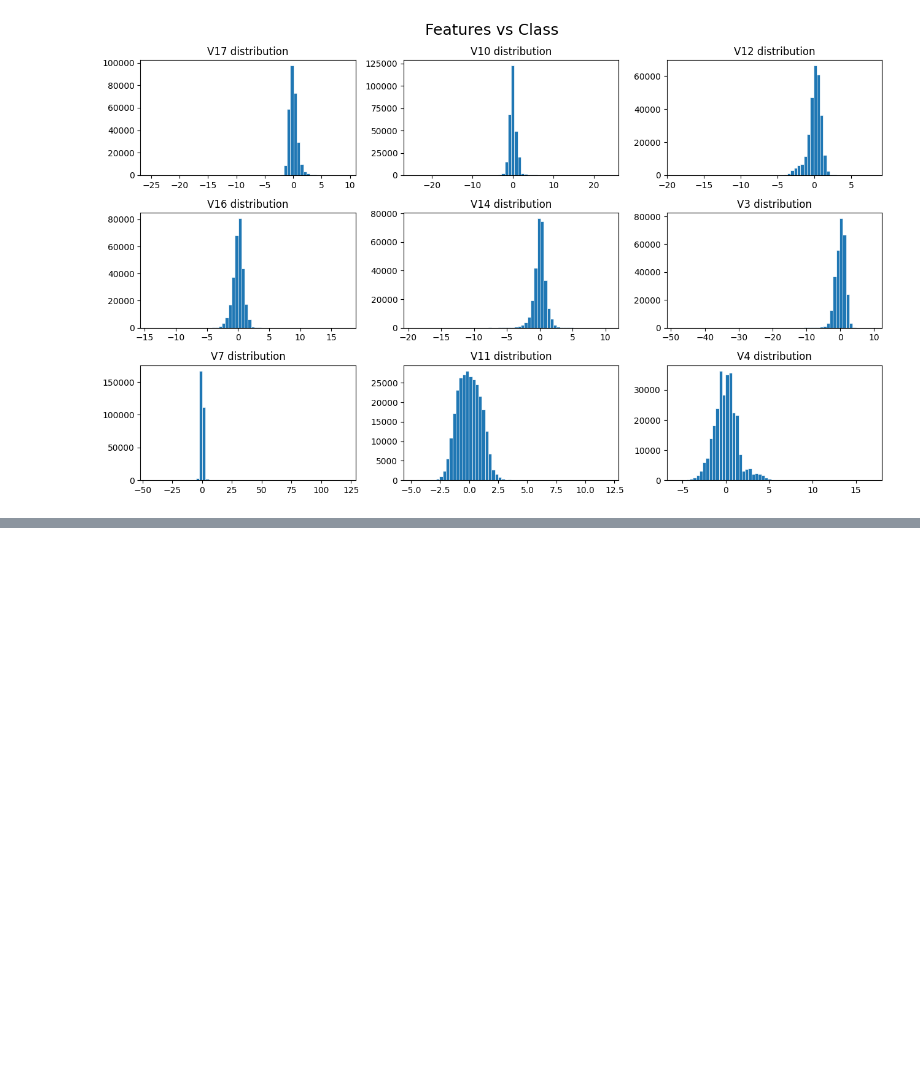
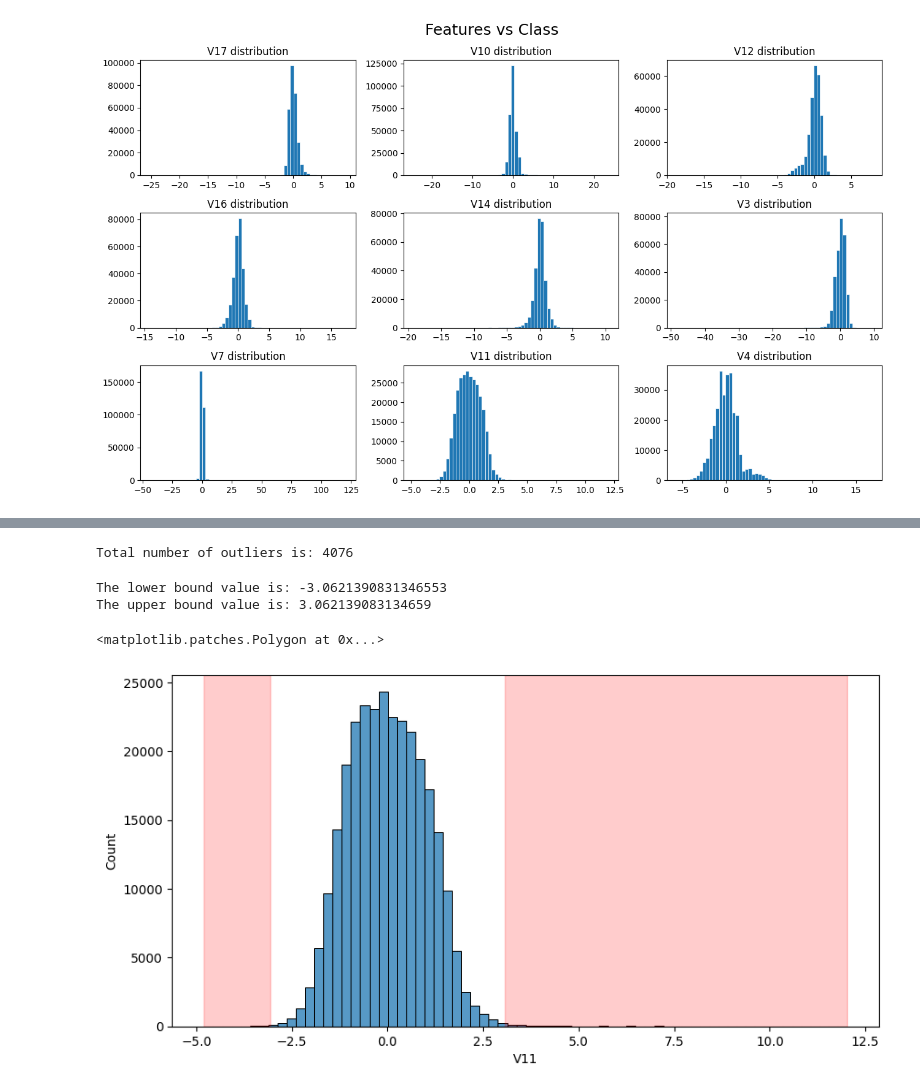
Before and after one commit to josephcabezas/credit-card-fraud-detection, a Jupyter notebook: credit_card_fraud_detection.ipynb, the cells around one changed output, grey strips where cells are left out. Drawn from its saved outputs; the diff is of its cells as text; code cells hidden in the pictures; blank space fills up the shorter version.

```diff
--- a/credit_card_fraud_detection.ipynb
+++ b/credit_card_fraud_detection.ipynb
@@ -148,0 +199,60 @@ Tukey's IQR Method
+# %%
+# standard deviation method
+# more susceptible to large values
+
+def StDev_method (df,n,features):
+    """
+    Takes a dataframe df of features and returns an index list corresponding to the observations
+    containing more than n outliers according to the standard deviation method.
+    """
+    outlier_indices = []
+
+    for column in features:
+        # calculate the mean and standard deviation of the data frame
+        data_mean = df[column].mean()
+        data_std = df[column].std()
+
+        # calculate the cutoff value
+        cut_off = data_std * 3
+
+        # Determining a list of indices of outliers for feature column
+        outlier_list_column = df[(df[column] < data_mean - cut_off) | (df[column] > data_mean + cut_off)].index
+
+        # appending the found outlier indices for column to the list of outlier indices
+        outlier_indices.extend(outlier_list_column)
+
+    # selecting observations containing more than x outliers
+    outlier_indices = Counter(outlier_indices)
+    multiple_outliers = list( k for k, v in outlier_indices.items() if v > n )
+
+    # Calculate the number of records below and above lower and above bound value respectively
+    df1 = df[df[column] > data_mean + cut_off]
+    df2 = df[df[column] < data_mean - cut_off]
+    print('Total number of outliers is:', df1.shape[0]+ df2.shape[0])
+
+    return multiple_outliers
+
+# detecting outliers
+Outliers_StDev = StDev_method(df,1,feature_list)
+
+# dropping outliers
+df_out2 = df.drop(Outliers_StDev, axis = 0).reset_index(drop=True)
+# %% [output]
+Total number of outliers is: 4076
+# %%
+data_mean, data_std = df['V11'].mean(), df['V11'].std()
+cut_off = data_std * 3
+lower, upper = data_mean - cut_off, data_mean + cut_off
+
+print('The lower bound value is:', data_mean - cut_off)
+print('The upper bound value is:', data_mean + cut_off)
+
+plt.figure(figsize=(10,5))
+sns.histplot(x='V11', data=df, bins=70)
+plt.axvspan(xmin=lower, xmax=df.V11.min(), alpha=0.2, color='red')
+plt.axvspan(xmin=df.V11.max(), xmax=upper, alpha=0.2, color='red')
+# %% [output]
+The lower bound value is: -3.0621390831346553
+The upper bound value is: 3.062139083134659
+<matplotlib.patches.Polygon at 0x...>
+[figure, added]
```
Also changed, not shown: parts of 22 cells of this notebook.
